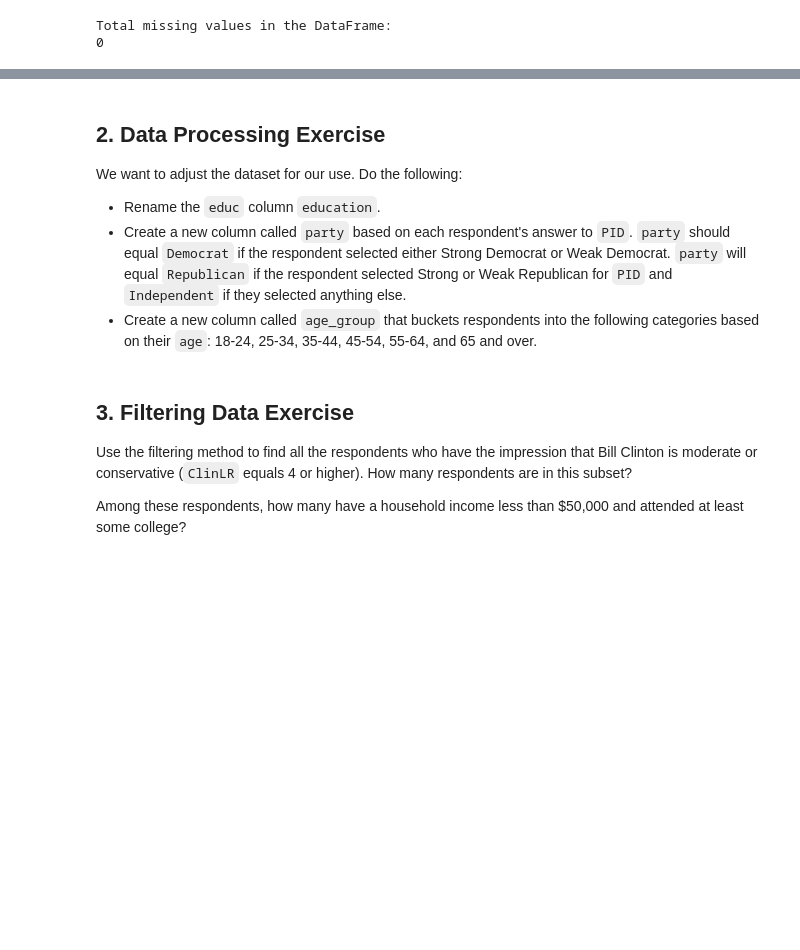
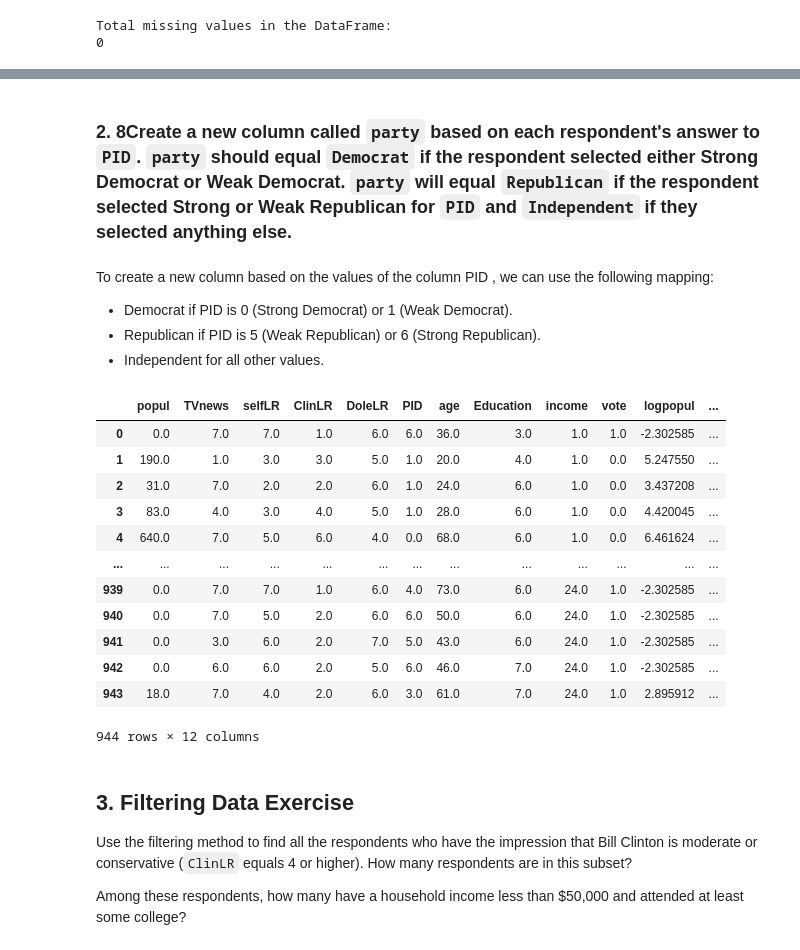
Before and after one commit to Angeliki1983/Pandas-Practice, a Jupyter notebook: Python_pandas_Practice_Problems_UC_Berkeley_MIDS_notebook.ipynb, the cells around one changed output, grey strips where cells are left out. Drawn from its saved outputs; the diff is of its cells as text; code cells hidden in the pictures; blank space fills up the shorter version.

Commit message:
Data processing exercises

```diff
--- a/Python_pandas_Practice_Problems_UC_Berkeley_MIDS_notebook.ipynb
+++ b/Python_pandas_Practice_Problems_UC_Berkeley_MIDS_notebook.ipynb
@@ -223,0 +230,2 @@ Total missing values in the DataFrame:
+# %%
+df.rename(columns = {"educ":"Education"}, inplace = True)
@@ -224,9 +248,2 @@ Total missing values in the DataFrame:
 # %% [markdown]
-## 2. Data Processing Exercise
-
-We want to adjust the dataset for our use. Do the following:
-
-
-*   Rename the `educ` column `education`.
-*   Create a new column called `party` based on each respondent's answer to `PID`. `party` should equal `Democrat` if the respondent selected either Strong Democrat or Weak Democrat. `party` will equal `Republican` if the respondent selected Strong or Weak Republican for `PID` and `Independent` if they selected anything else.
-*   Create a new column called `age_group` that buckets respondents into the following categories based on their `age`: 18-24, 25-34, 35-44, 45-54, 55-64, and 65 and over.
+### 2. 8Create a new column called `party` based on each respondent's answer to `PID`. `party` should equal `Democrat` if the respondent selected either Strong Democrat or Weak Democrat. `party` will equal `Republican` if the respondent selected Strong or Weak Republican for `PID` and `Independent` if they selected anything else.
@@ -235,3 +250,40 @@ We want to adjust the dataset for our use. Do the following:
+# %% [markdown]
+To create a new column based on the values of the column PID , we can use the following mapping:
+
+- Democrat if PID is 0 (Strong Democrat) or 1 (Weak Democrat).
+- Republican if PID is 5 (Weak Republican) or 6 (Strong Republican).
+- Independent for all other values.
+# %%
+# creating a function to define PID mapping
+
+def map_pid_to_party(pid):
+    if pid in [0, 1]:
+        return "Democrat"
+    elif pid in [5, 6]:
+        return "Rebublican"
+    else:
+        return "Independent"
+
+# creating the new "party" column :
+
+df['party'] = df['PID'].apply(map_pid_to_party)
+
+# Diplay n dataframe
+df
+# %% [output]
+|  | popul | TVnews | selfLR | ClinLR | DoleLR | PID | age | Education | income | vote | logpopul | ... |
+| 0 | 0.0 | 7.0 | 7.0 | 1.0 | 6.0 | 6.0 | 36.0 | 3.0 | 1.0 | 1.0 | -2.302585 | ... |
+| 1 | 190.0 | 1.0 | 3.0 | 3.0 | 5.0 | 1.0 | 20.0 | 4.0 | 1.0 | 0.0 | 5.247550 | ... |
+| 2 | 31.0 | 7.0 | 2.0 | 2.0 | 6.0 | 1.0 | 24.0 | 6.0 | 1.0 | 0.0 | 3.437208 | ... |
+| 3 | 83.0 | 4.0 | 3.0 | 4.0 | 5.0 | 1.0 | 28.0 | 6.0 | 1.0 | 0.0 | 4.420045 | ... |
+| 4 | 640.0 | 7.0 | 5.0 | 6.0 | 4.0 | 0.0 | 68.0 | 6.0 | 1.0 | 0.0 | 6.461624 | ... |
+| ... | ... | ... | ... | ... | ... | ... | ... | ... | ... | ... | ... | ... |
+| 939 | 0.0 | 7.0 | 7.0 | 1.0 | 6.0 | 4.0 | 73.0 | 6.0 | 24.0 | 1.0 | -2.302585 | ... |
+| 940 | 0.0 | 7.0 | 5.0 | 2.0 | 6.0 | 6.0 | 50.0 | 6.0 | 24.0 | 1.0 | -2.302585 | ... |
+| 941 | 0.0 | 3.0 | 6.0 | 2.0 | 7.0 | 5.0 | 43.0 | 6.0 | 24.0 | 1.0 | -2.302585 | ... |
+| 942 | 0.0 | 6.0 | 6.0 | 2.0 | 5.0 | 6.0 | 46.0 | 7.0 | 24.0 | 1.0 | -2.302585 | ... |
+| 943 | 18.0 | 7.0 | 4.0 | 2.0 | 6.0 | 3.0 | 61.0 | 7.0 | 24.0 | 1.0 | 2.895912 | ... |
+944 rows × 12 columns
 # %% [markdown]
 ## 3. Filtering Data Exercise
 
```
Also changed, not shown: parts of 5 cells of this notebook.
